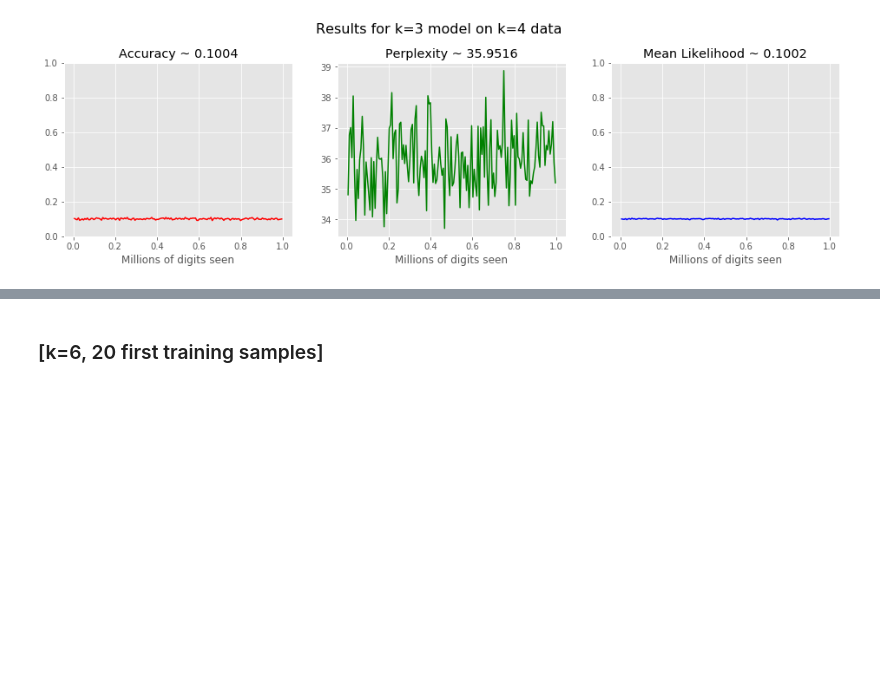
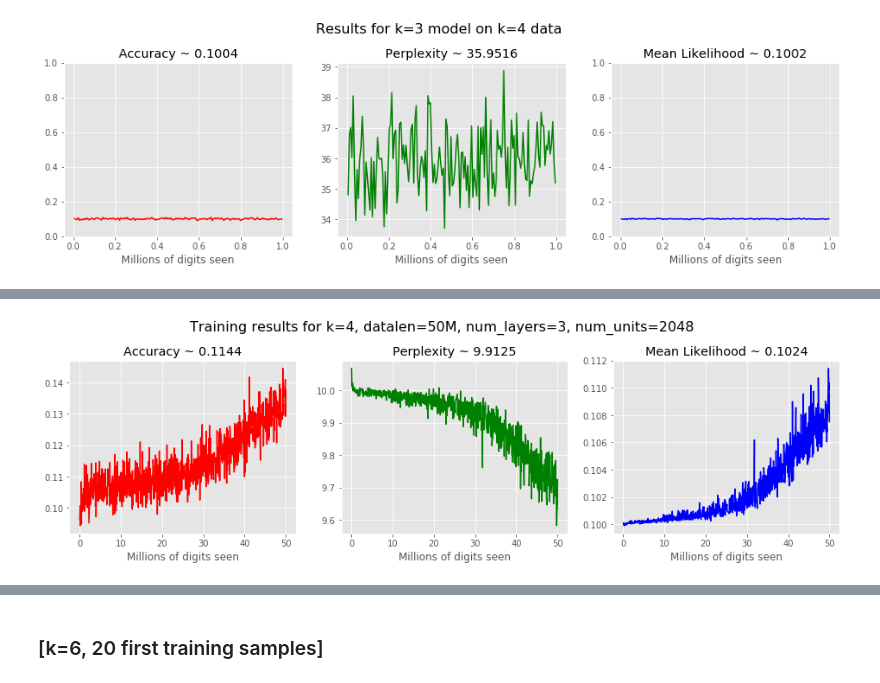
Before and after one commit to colivaresp/prng-deepzoom, a Jupyter notebook: prng_deepzoom_lm.ipynb, the cells around one changed output, grey strips where cells are left out. Drawn from its saved outputs; the diff is of its cells as text; code cells hidden in the pictures; blank space fills up the shorter version.

```diff
--- a/prng_deepzoom_lm.ipynb
+++ b/prng_deepzoom_lm.ipynb
@@ -632,0 +716,6 @@ plot_graphs('data/results/run_20180130-212901-eval',
+# %%
+plot_graphs('data/results/run_20180130-080916-train',
+                         main_title = 'Training results for k=4, datalen=50M, num_layers=3, num_units=2048',
+            fit_y_scale_to_data = True)
+# %% [output]
+[figure, added]
```
Also changed, not shown: parts of 41 cells of this notebook, 45 other files.
